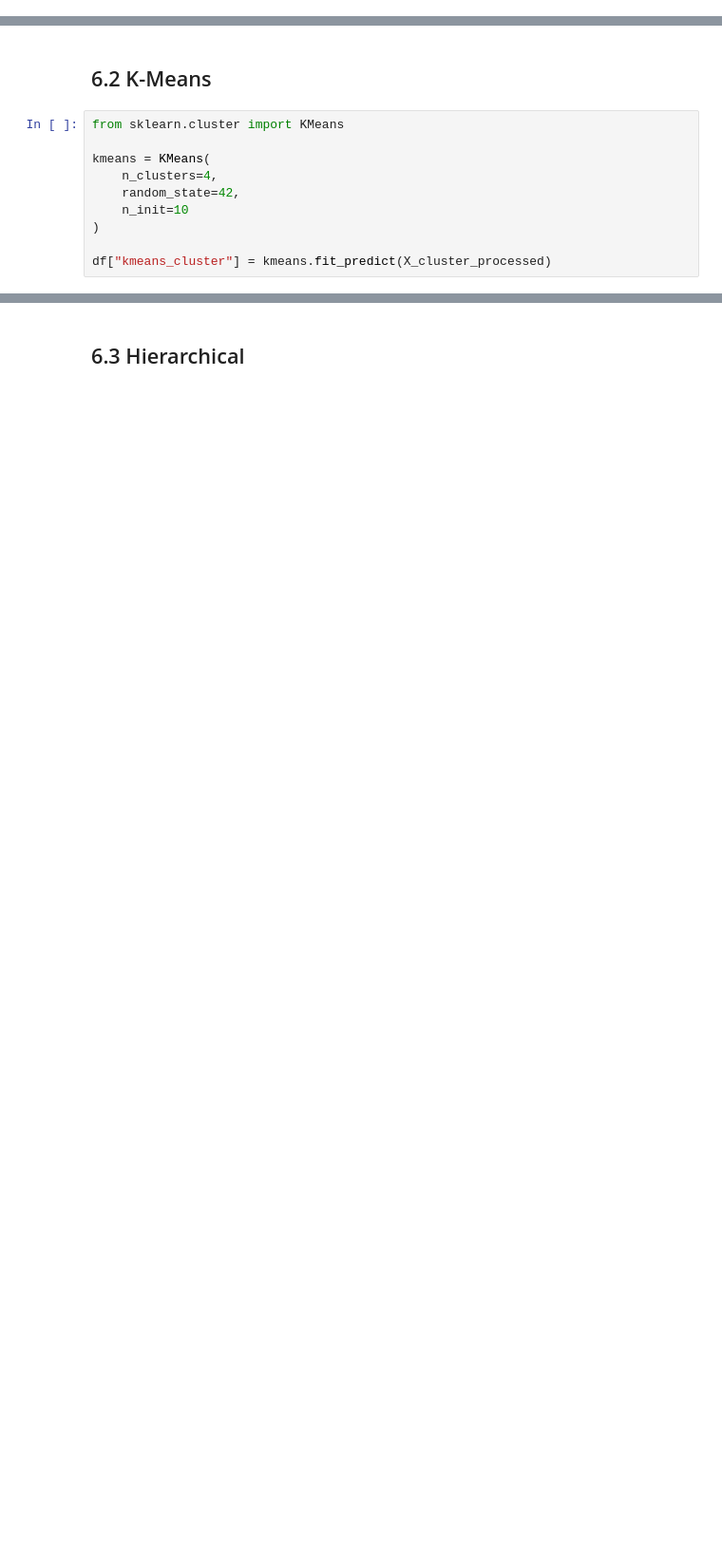
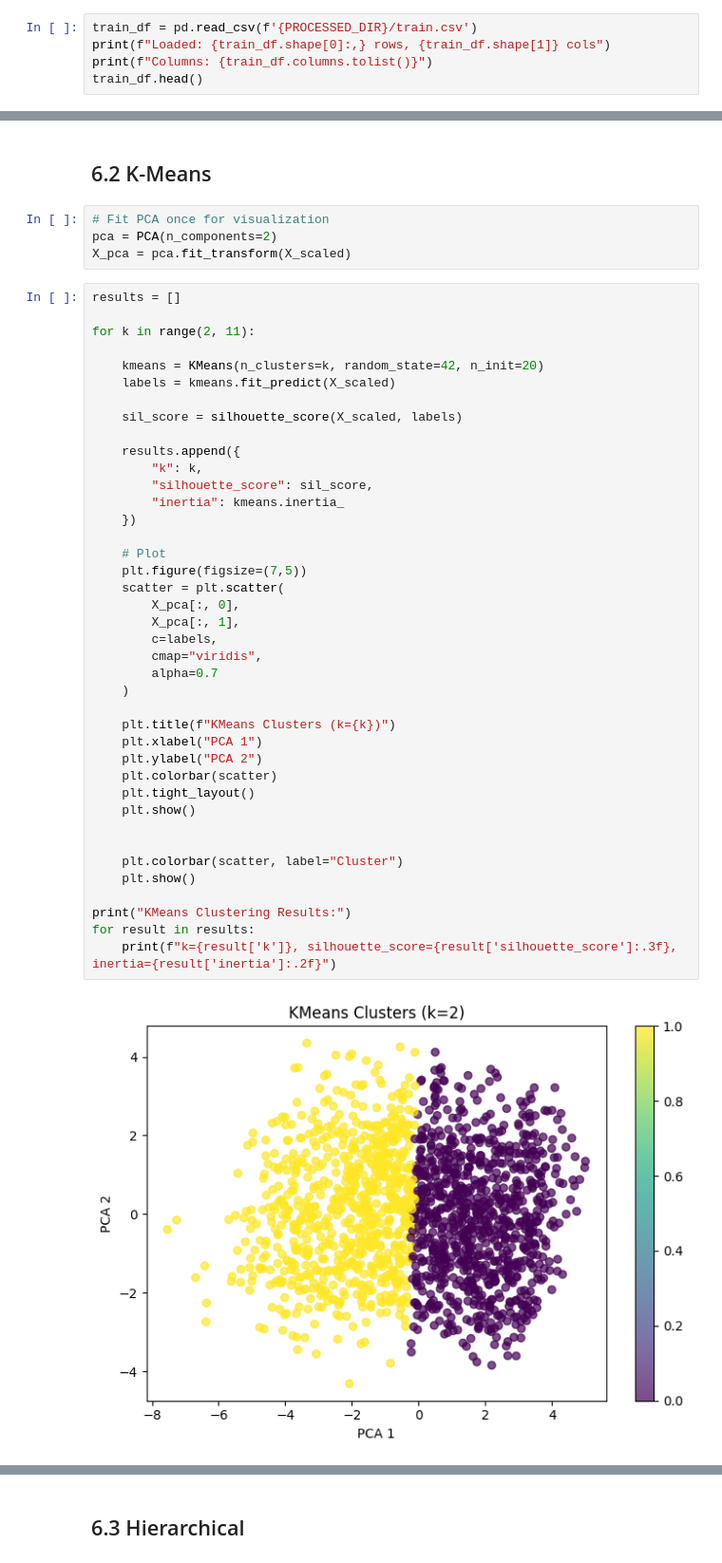
Before and after one commit to jtang6031/siads-696-nba-injury-prediction, a Jupyter notebook: notebooks/06_unsupervised_models.ipynb, the cells around one changed output, grey strips where cells are left out. Shown at 95% size. Cells and saved outputs as stored; diff of their text form; blank space fills up the shorter version.

```diff
--- a/notebooks/06_unsupervised_models.ipynb
+++ b/notebooks/06_unsupervised_models.ipynb
@@ -13,0 +24,5 @@ from sklearn.metrics import mean_absolute_error, mean_squared_error
+# %%
+train_df = pd.read_csv(f'{PROCESSED_DIR}/train.csv')
+print(f"Loaded: {train_df.shape[0]:,} rows, {train_df.shape[1]} cols")
+print(f"Columns: {train_df.columns.tolist()}")
+train_df.head()
@@ -69,12 +48,48 @@ preprocessor = ColumnTransformer(
 # %% [markdown]
 ## 6.2 K-Means
+# %%
+# Fit PCA once for visualization
+pca = PCA(n_components=2)
+X_pca = pca.fit_transform(X_scaled)
 # %%
-from sklearn.cluster import KMeans
+results = []
 
-kmeans = KMeans(
-    n_clusters=4,
-    random_state=42,
-    n_init=10
-)
+for k in range(2, 11):
 
-df["kmeans_cluster"] = kmeans.fit_predict(X_cluster_processed)
+    kmeans = KMeans(n_clusters=k, random_state=42, n_init=20)
+    labels = kmeans.fit_predict(X_scaled)
+
+    sil_score = silhouette_score(X_scaled, labels)
+
+    results.append({
+        "k": k,
+        "silhouette_score": sil_score,
+        "inertia": kmeans.inertia_
+    })
+
+    # Plot
+    plt.figure(figsize=(7,5))
+    scatter = plt.scatter(
+        X_pca[:, 0],
+        X_pca[:, 1],
+        c=labels,
+        cmap="viridis",
+        alpha=0.7
+    )
+
+    plt.title(f"KMeans Clusters (k={k})")
+    plt.xlabel("PCA 1")
+    plt.ylabel("PCA 2")
+    plt.colorbar(scatter)
+    plt.tight_layout()
+    plt.show()
+
+
+    plt.colorbar(scatter, label="Cluster")
+    plt.show()
+
+print("KMeans Clustering Results:")
+for result in results:
+    print(f"k={result['k']}, silhouette_score={result['silhouette_score']:.3f}, inertia={result['inertia']:.2f}")
+# %% [output]
+[figure, added]
```
Also changed, not shown: parts of 17 cells of this notebook.
